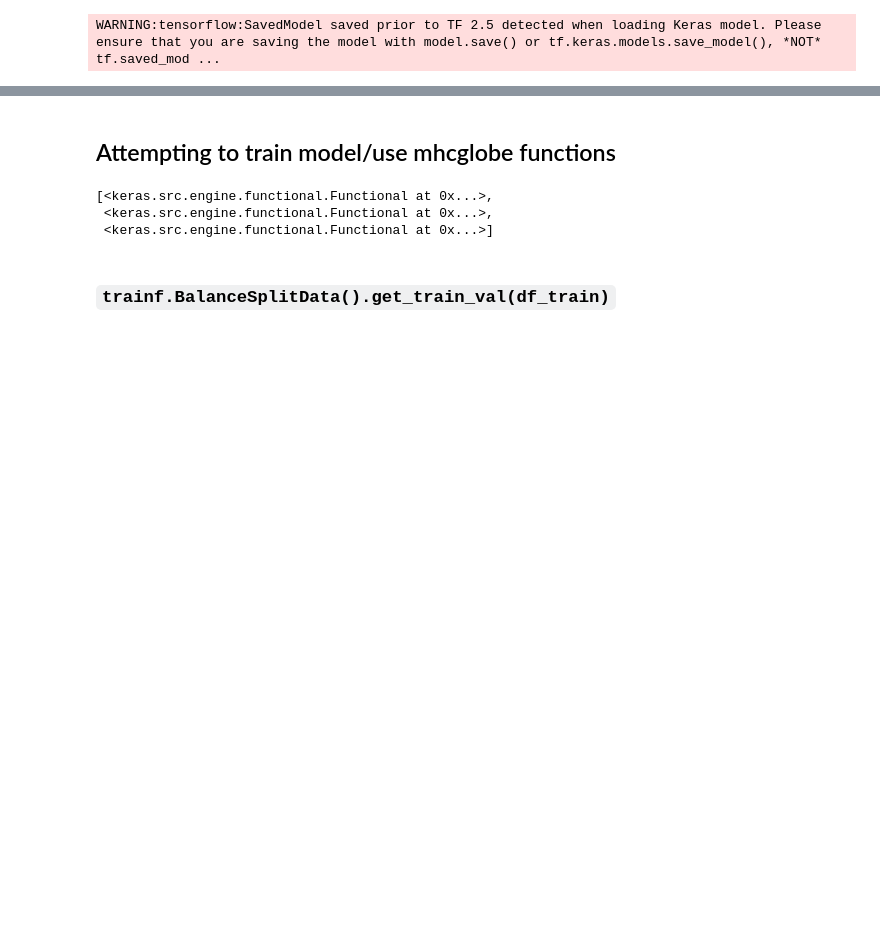
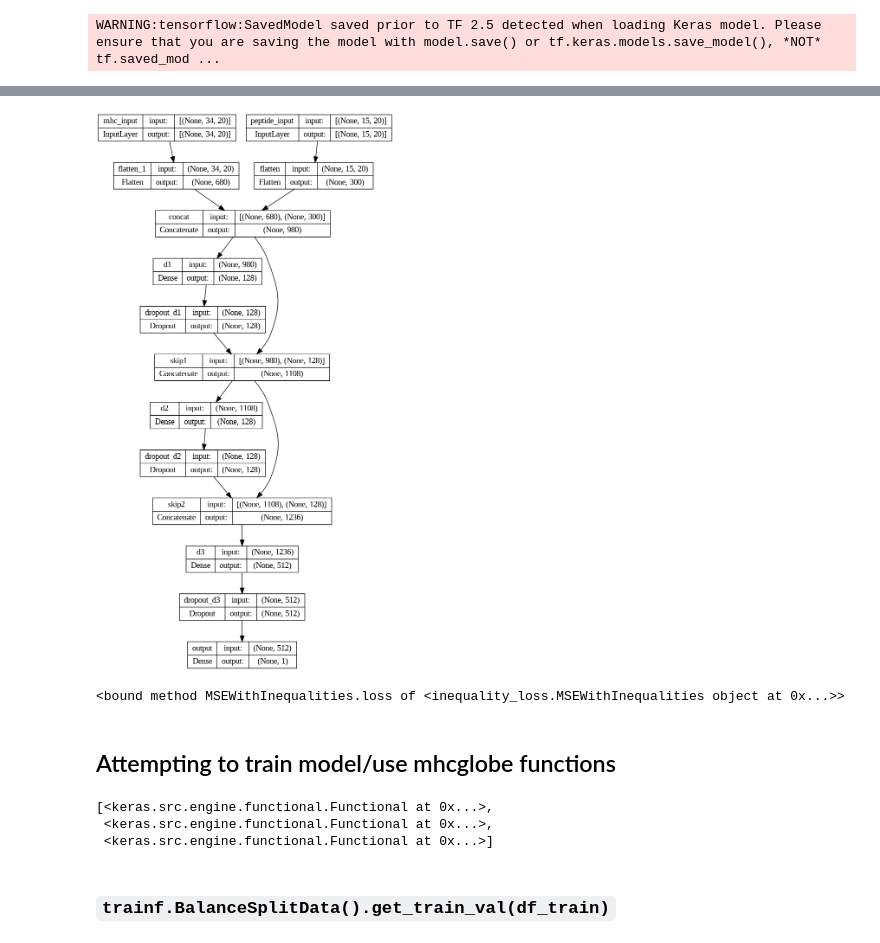
Before and after one commit to prakritipaul/mhcglobe, a Jupyter notebook: prakriti_MHCglobe_2024_3_19_5_33PM_endofday.ipynb, the cells around one changed output, grey strips where cells are left out. Drawn from its saved outputs; the diff is of its cells as text; code cells hidden in the pictures; blank space fills up the shorter version.

```diff
--- a/prakriti_MHCglobe_2024_3_19_5_33PM_endofday.ipynb
+++ b/prakriti_MHCglobe_2024_3_19_5_33PM_endofday.ipynb
@@ -364,3 +427,13 @@ print(variable_value)
+# %%
+from tensorflow.keras.utils import plot_model
+
+plot_model(eric_model_1b, to_file='model.png', show_shapes=True, show_layer_names=True)
+# %% [output]
+[figure, added]
+# %%
+eric_model_1b.loss
+# %% [output]
+<bound method MSEWithInequalities.loss of <inequality_loss.MSEWithInequalities object at 0x...>>
 # %% [markdown]
 ## Attempting to train model/use mhcglobe functions
 # %%
```
Also changed, not shown: parts of 24 cells of this notebook.
